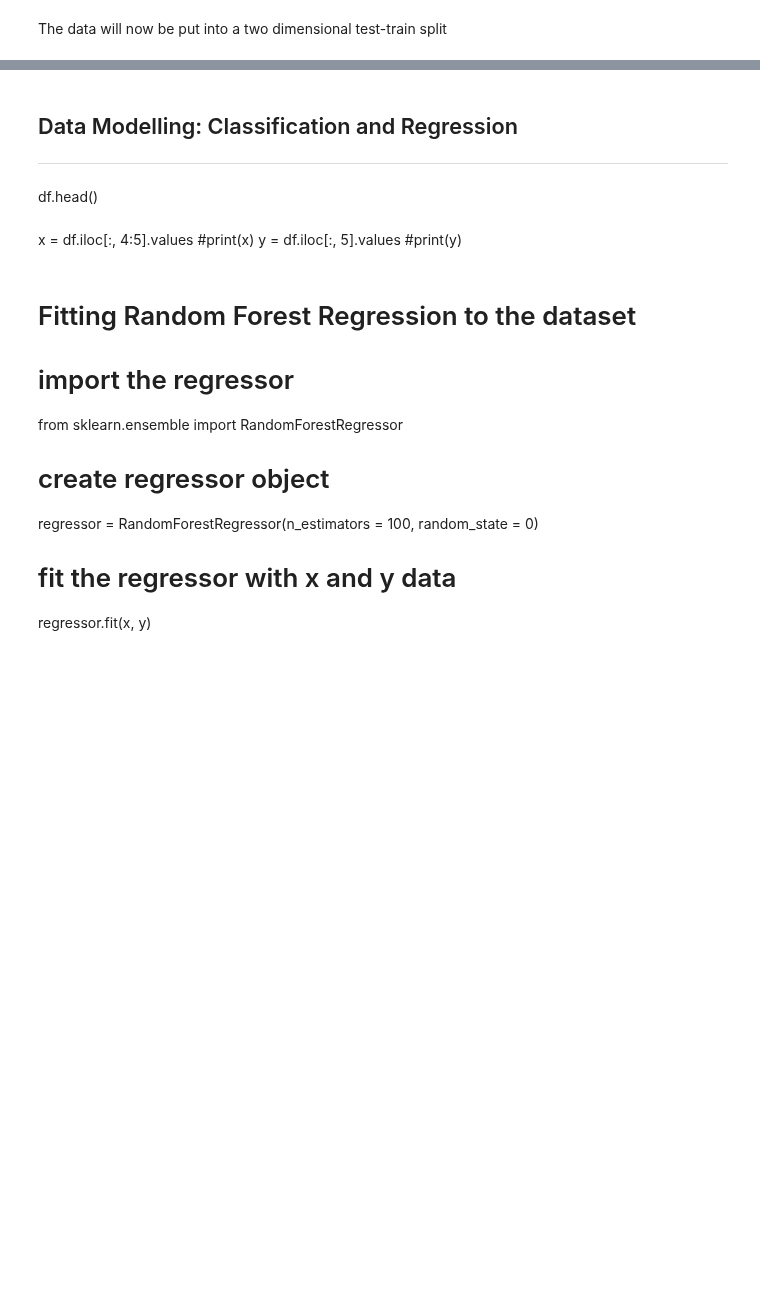
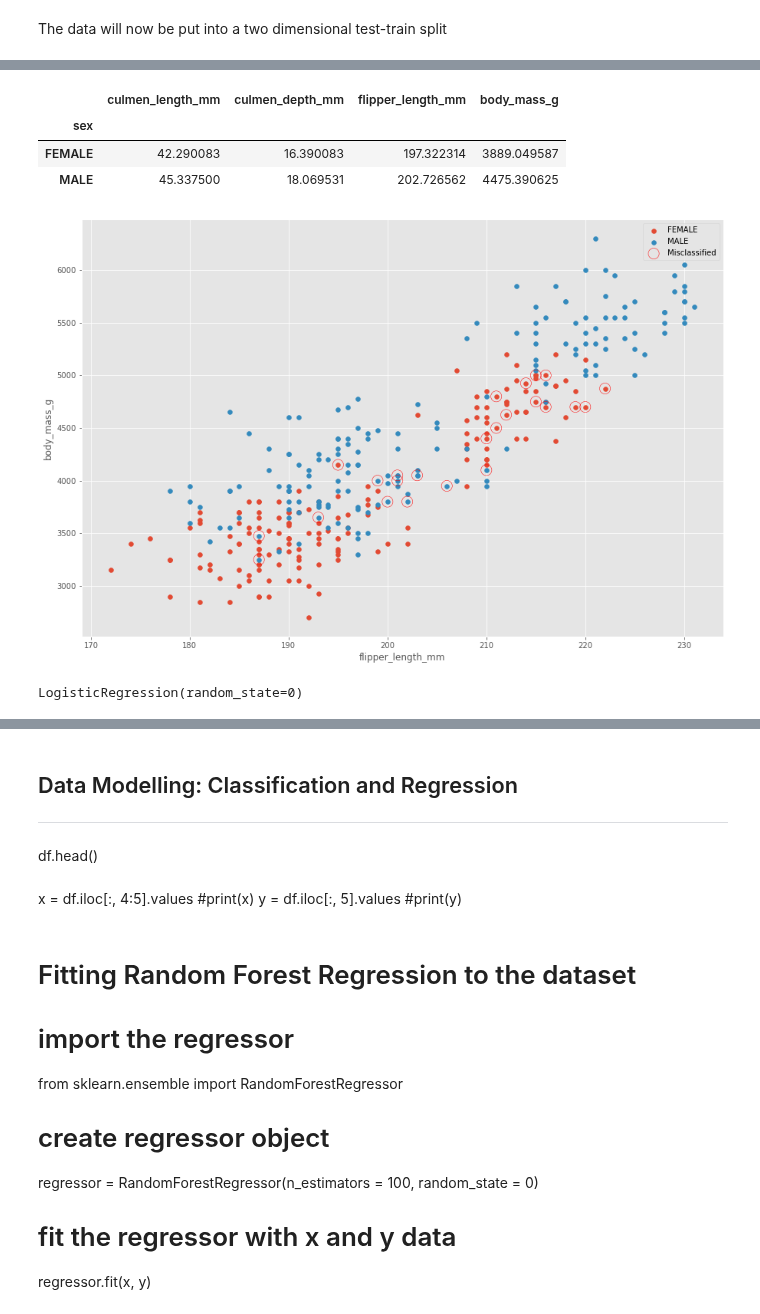
Before and after one commit to martinaobrien/machine-learning-and-statistics-assessment, a Jupyter notebook: Scikit-Learn-Jupyter-Notebook.ipynb, the cells around one changed output, grey strips where cells are left out. Cells and saved outputs as stored; diff of their text form; code cells hidden in the pictures; blank space fills up the shorter version.

```diff
--- a/Scikit-Learn-Jupyter-Notebook.ipynb
+++ b/Scikit-Learn-Jupyter-Notebook.ipynb
@@ -450,0 +460,3 @@ lre.score(test[['culmen_length_mm', 'culmen_depth_mm', 'flipper_length_mm', 'bod
+# %%
+lre = ln.LogisticRegression(random_state=0)
+lre.fit(inputs, outputs)
@@ -450,0 +465,3 @@ lre.score(test[['culmen_length_mm', 'culmen_depth_mm', 'flipper_length_mm', 'bod
+# %%
+predictions = lre.predict(test[['flipper_length_mm', 'body_mass_g']])
+predictions
@@ -450,0 +501,3 @@ lre.score(test[['culmen_length_mm', 'culmen_depth_mm', 'flipper_length_mm', 'bod
+# %%
+test['predicted'] = predictions
+test.head()
@@ -450,0 +516,3 @@ lre.score(test[['culmen_length_mm', 'culmen_depth_mm', 'flipper_length_mm', 'bod
+# %%
+misclass = test[test['predicted'] != test['sex']]
+misclass
@@ -450,0 +537,24 @@ lre.score(test[['culmen_length_mm', 'culmen_depth_mm', 'flipper_length_mm', 'bod
+# %%
+train.groupby('sex').mean()
+# %% [output]
+|  | culmen_length_mm | culmen_depth_mm | flipper_length_mm | body_mass_g |
+| sex |  |  |  |  |
+| FEMALE | 42.290083 | 16.390083 | 197.322314 | 3889.049587 |
+| MALE | 45.337500 | 18.069531 | 202.726562 | 4475.390625 |
+# %%
+# New plot.
+fig, ax = plt.subplots()
+
+# Plot the training data
+for species, data in df.groupby('sex'):
+    ax.scatter(data['flipper_length_mm'], data['body_mass_g'], label=species)
+
+# Plot misclassified.
+ax.scatter(misclass['flipper_length_mm'], misclass['body_mass_g'], s=200, facecolor='none', edgecolor='r', label='Misclassified')
+
+# Show the legend.
+ax.set_xlabel('flipper_length_mm')
+ax.set_ylabel('body_mass_g')
+ax.legend();
+# %% [output]
+[figure, added]
@@ -450,0 +567,8 @@ lre.score(test[['culmen_length_mm', 'culmen_depth_mm', 'flipper_length_mm', 'bod
+# %%
+# Create a new classifier.
+lre = ln.LogisticRegression(random_state=0)
+
+# Train the classifier on our data.
+lre.fit(inputs, outputs)
+# %% [output]
+LogisticRegression(random_state=0)
```
Also changed, not shown: parts of 92 cells of this notebook.
